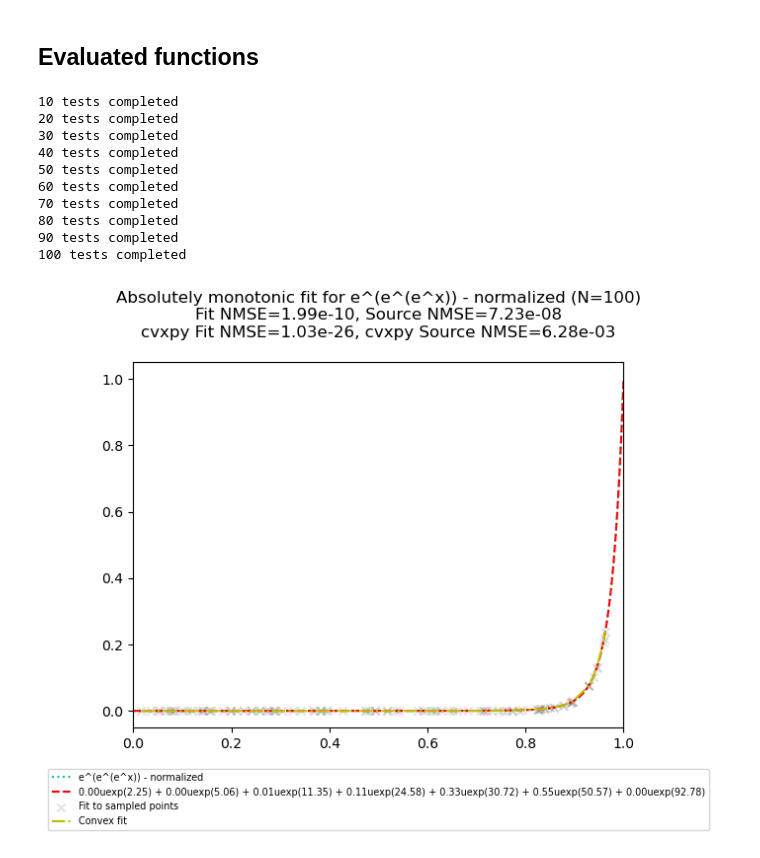
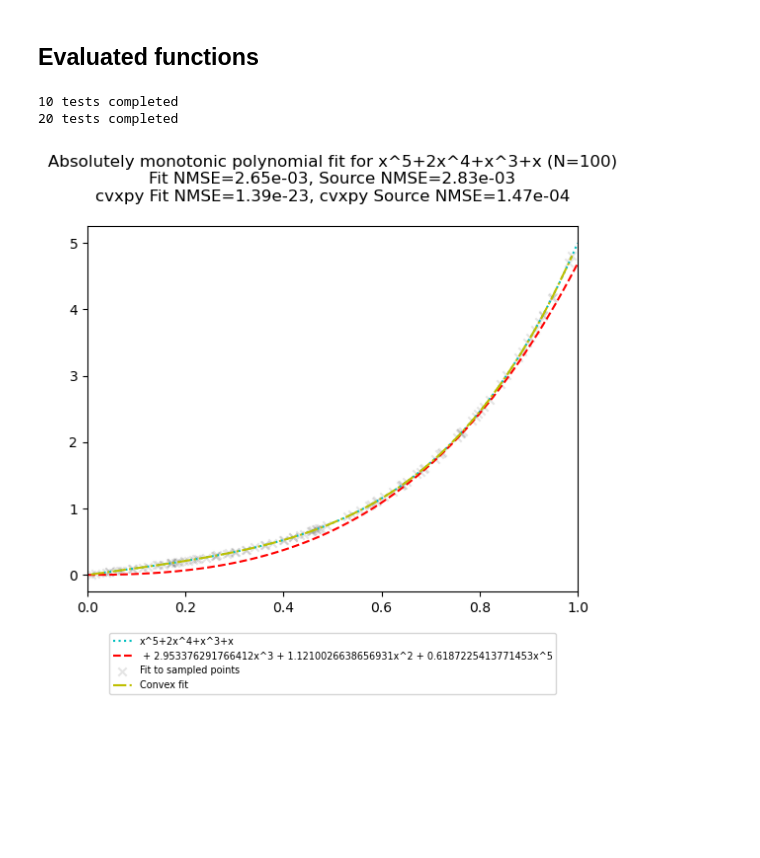
Before and after one commit to Undeceiver/AbsolutelyMonotonicFitting, a Jupyter notebook: absolutely_monotonic_fit.ipynb, the cells around one changed output. Saved outputs shown, nothing was run; the diff lists cells and outputs as text; code cells hidden in the pictures; blank space fills up the shorter version.

Commit message:
Got some results, need to sleep on them.

```diff
--- a/absolutely_monotonic_fit.ipynb
+++ b/absolutely_monotonic_fit.ipynb
@@ -174,7 +174,8 @@ def optimize_coef_monomial(xx, yy, degree, max_degree, diff_margin = diff_margin
             'type': 'ineq',
              'fun': constraint_differences}]
 
-    result = shgo(obj_func, bounds, constraints=cons,minimizer_kwargs={"method": "SLSQP"})
+    #result = shgo(obj_func, bounds, constraints=cons,minimizer_kwargs={"method": "SLSQP"})
+    result = shgo(obj_func, bounds)
 
     if result.x is None or not result.success:
         return 0.0, obj_func(0.0)
@@ -270,6 +285,9 @@ def filter_monomial_sum(sum_dict,min_final_coef_prop=min_final_coef_prop):
         if coef > max_coef:
             max_coef = coef
 
+    if max_coef == 0.0:
+        return sum_dict
+
     result = {}
     for degree,coef in sum_dict.items():
         if coef/max_coef > min_final_coef_prop:
@@ -418,6 +469,30 @@ def absolutely_monotonic_fit_many(f,number_samples,number_tests=number_tests,**k
     avg_result = [result for result in results if numpy.abs(result["source_nmse"]-avg_source_nmse) == min_avg_diff][0]
 
     return {"max_source_nmse":max_source_nmse, "avg_source_nmse":avg_source_nmse, "avg_result":avg_result, "worst_result":max_result}
+
+number_tests = 100
+def monomial_sum_fit_many(f,number_samples,number_tests=number_tests,**kwargs):
+    results = []
+    #for i in tqdm(range(number_tests)):
+    for i in range(number_tests):
+        result = evaluate_monomial_sum_fit(f,number_samples,**kwargs)
+
+        results.append(result)
+
+        if i % 10 == 9:
+            print(f"{i+1} tests completed")
+
+    results_source_nmse = numpy.array([result["source_nmse"] for result in results])
+
+    max_source_nmse = numpy.max(results_source_nmse)
+    avg_source_nmse = numpy.average(results_source_nmse)
+    avg_diffs = numpy.abs(results_source_nmse - avg_source_nmse)
+    min_avg_diff = numpy.min(avg_diffs)
+
+    max_result = [result for result in results if result["source_nmse"] == max_source_nmse][0]
+    avg_result = [result for result in results if numpy.abs(result["source_nmse"]-avg_source_nmse) == min_avg_diff][0]
+
+    return {"max_source_nmse":max_source_nmse, "avg_source_nmse":avg_source_nmse, "avg_result":avg_result, "worst_result":max_result}
 # %%
 def plot_full_result_absolutely_monotonic_fit(fit_function, function_desc,
                                               number_samples, number_samples_test, gaussian_noise_std_mult,
@@ -504,28 +617,20 @@ def f9(x):
     return numpy.where(x < 0.5, 4*numpy.power(x,2), 4*x-1)
 # %%
 number_samples = 100
-number_samples_test=200
-number_tests = 100
+number_samples_test=50
+number_tests = 20
 gaussian_noise_std_mult=0
-fit_function = f3
-function_desc = f3_desc
+fit_function = f5
+function_desc = f5_desc
 
-many_results = absolutely_monotonic_fit_many(fit_function, number_samples, number_tests, gaussian_noise_std_mult=gaussian_noise_std_mult)
+many_results = monomial_sum_fit_many(fit_function, number_samples, number_tests, gaussian_noise_std_mult=gaussian_noise_std_mult)
 
 avg_result = many_results["avg_result"]
 worst_result = many_results["worst_result"]
 
-plot_full_result_absolutely_monotonic_fit(fit_function, function_desc, number_samples, number_samples_test, gaussian_noise_std_mult, avg_result)
-plot_full_result_absolutely_monotonic_fit(fit_function, function_desc, number_samples, number_samples_test, gaussian_noise_std_mult, worst_result)
+plot_full_result_monomial_sum_fit(fit_function, function_desc, number_samples, number_samples_test, gaussian_noise_std_mult, avg_result)
+plot_full_result_monomial_sum_fit(fit_function, function_desc, number_samples, number_samples_test, gaussian_noise_std_mult, worst_result)
 # %% [output]
 10 tests completed
 20 tests completed
-30 tests completed
-40 tests completed
-50 tests completed
-60 tests completed
-70 tests completed
-80 tests completed
-90 tests completed
-100 tests completed
-[figure, old version]
+[figure, new version]
```
Also changed, not shown: parts of 7 cells of this notebook.
